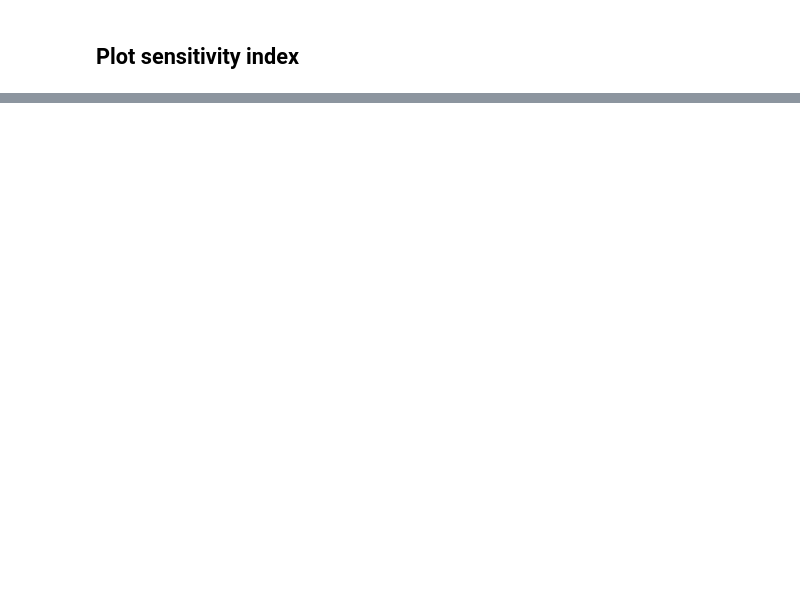
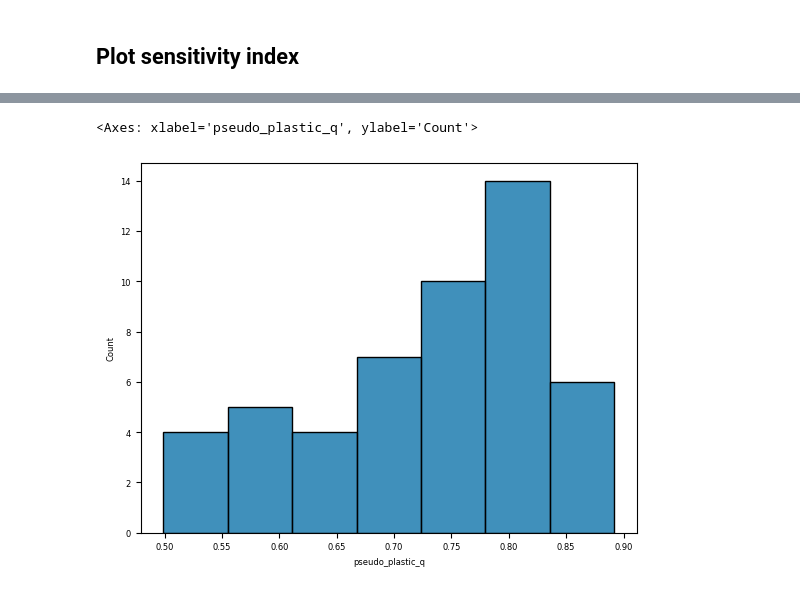
Before and after one commit to pism/pism-ragis, a Jupyter notebook: notebooks/analyze_ensembles.ipynb, the cells around one changed output, grey strips where cells are left out. Cells and saved outputs as stored; diff of their text form; code cells hidden in the pictures; blank space fills up the shorter version.

```diff
--- a/notebooks/analyze_ensembles.ipynb
+++ b/notebooks/analyze_ensembles.ipynb
@@ -643,2 +761,9 @@ fig.savefig("historical-uncertainties-growth-dems.png", dpi=300)
 # %%
-ax.text?
+ens_file = "/Users/andy/Google Drive/My Drive/Projects/RAGIS/data/pism/2023_09_gimp_oc_w_post_lhs_50/uq/gris_ragis_ocean_calving_w_posterior_lhs_50.csv"
+# %%
+uq_df = pd.read_csv(ens_file)
+# %%
+sns.histplot(uq_df, x="pseudo_plastic_q")
+# %% [output]
+<Axes: xlabel='pseudo_plastic_q', ylabel='Count'>
+[figure, added]
```
Also changed, not shown: parts of 8 cells of this notebook, 6 other files.
